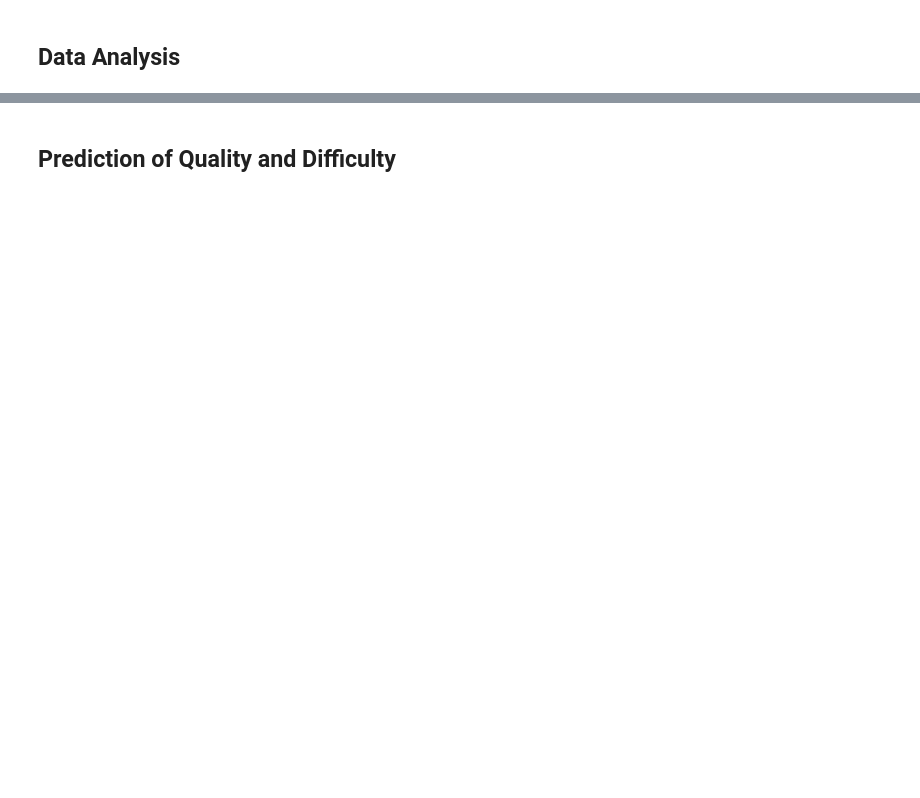
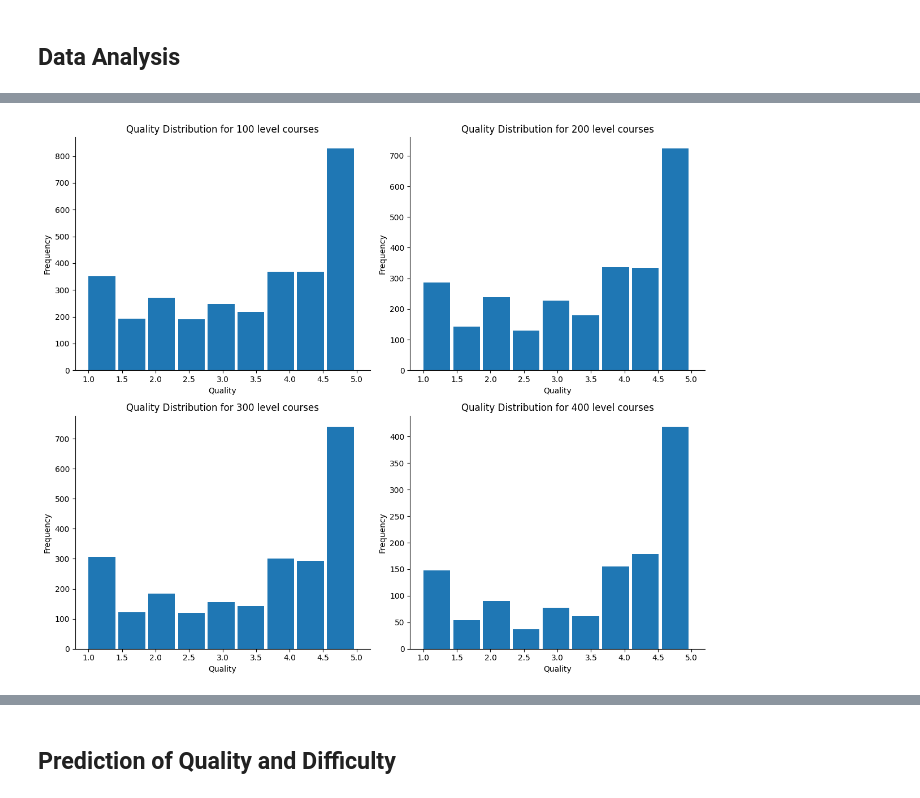
Before and after one commit to joshs23/NLP-RateMyProf, a Jupyter notebook: ratemyprof.ipynb, the cells around one changed output, grey strips where cells are left out. Cells and saved outputs as stored; diff of their text form; code cells hidden in the pictures; blank space fills up the shorter version.

```diff
--- a/ratemyprof.ipynb
+++ b/ratemyprof.ipynb
@@ -70,13 +113,15 @@ plt.gca().spines[['top', 'right',]].set_visible(False)
 # %%
-# fig, axes = plt.subplots(2, 2, figsize=(12, 10))
+fig, axes = plt.subplots(2, 2, figsize=(12, 10))
 
-# for i, course_number in enumerate([1, 2, 3, 4]):
-#   ax = axes[i // 2, i % 2]
-#   course_data = rateMyProfData[rateMyProfData['Course-Number'] == str(course_number)]
-#   course_data['Quality'].plot(kind='hist', bins=9, title=f'Quality Distribution for {course_number}00 level courses', ax=ax)
-#   ax.spines[['top', 'right']].set_visible(False)
-#   ax.set_xlabel('Quality')
-#   ax.set_ylabel('Frequency')
+for i, course_number in enumerate([1, 2, 3, 4]):
+  ax = axes[i // 2, i % 2]
+  course_data = rateMyProfData[rateMyProfData['Course-Number'] == str(course_number)]
+  course_data['Quality'].plot(kind='hist', bins=9, title=f'Quality Distribution for {course_number}00 level courses', ax=ax, width=0.4)
+  ax.spines[['top', 'right']].set_visible(False)
+  ax.set_xlabel('Quality')
+  ax.set_ylabel('Frequency')
 
-# plt.tight_layout()
+plt.tight_layout()
+# %% [output]
+[figure, added]
 # %%
```
Also changed, not shown: parts of 34 cells of this notebook.
